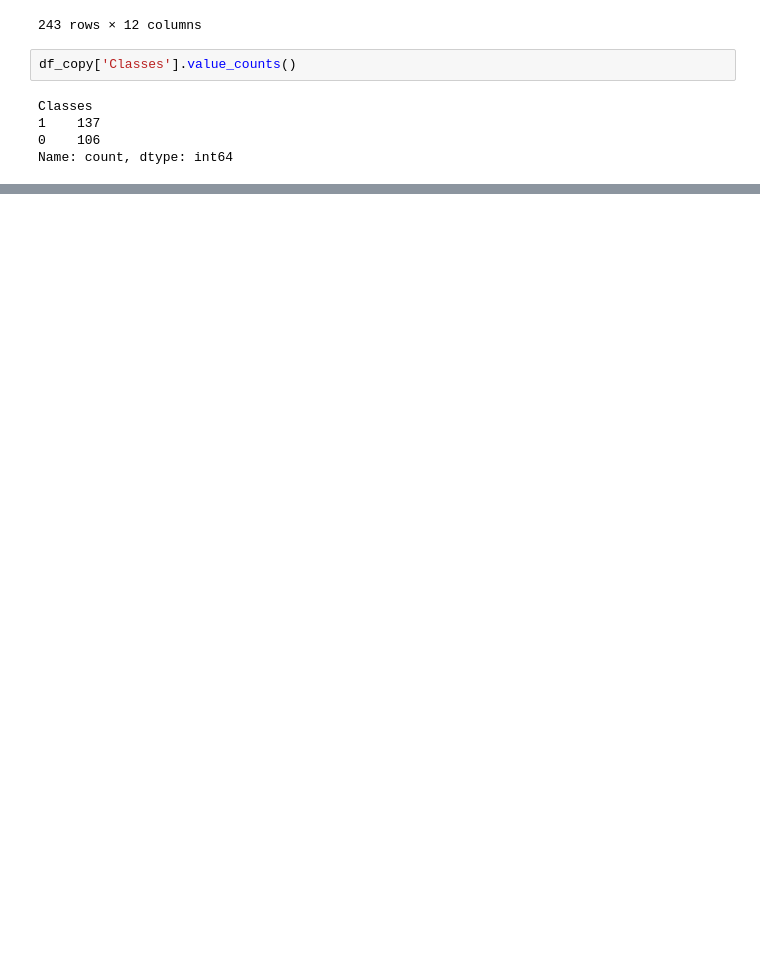
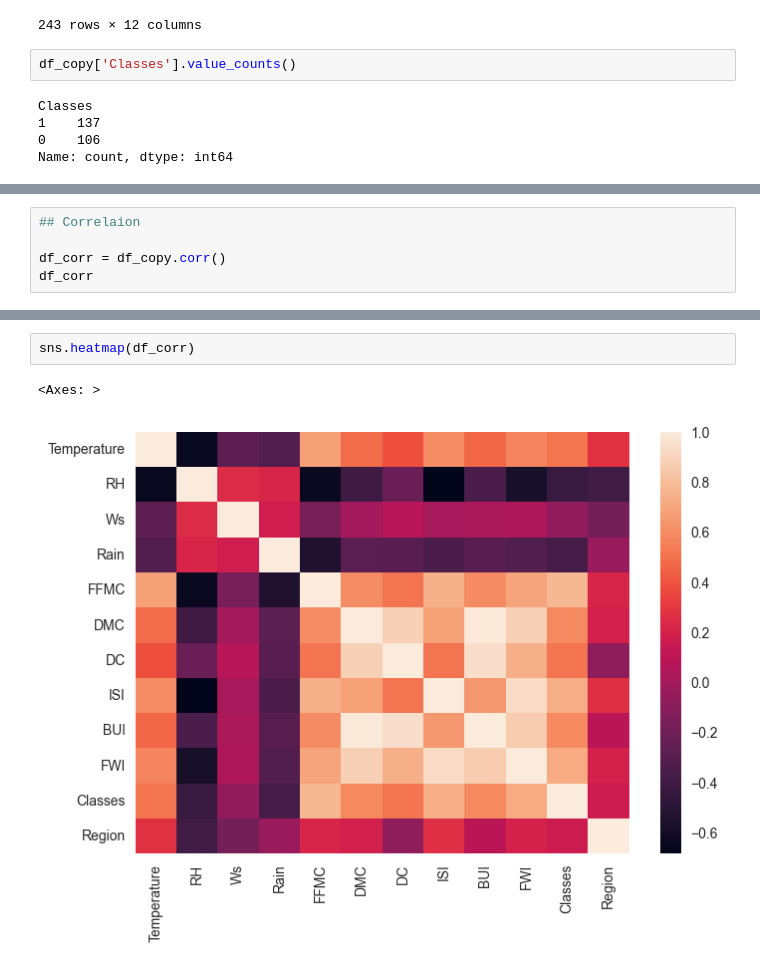
Before and after one commit to biswaisop/Algeria-forest-fires, a Jupyter notebook: regression.ipynb, the cells around one changed output, grey strips where cells are left out. Cells and saved outputs as stored; diff of their text form; blank space fills up the shorter version.

```diff
--- a/regression.ipynb
+++ b/regression.ipynb
@@ -191,0 +214,5 @@ Name: count, dtype: int64
+# %%
+## Correlaion
+
+df_corr = df_copy.corr()
+df_corr
@@ -191,0 +233,5 @@ Name: count, dtype: int64
+# %%
+sns.heatmap(df_corr)
+# %% [output]
+<Axes: >
+[figure, added]
```
Also changed, not shown: parts of 12 cells of this notebook.
